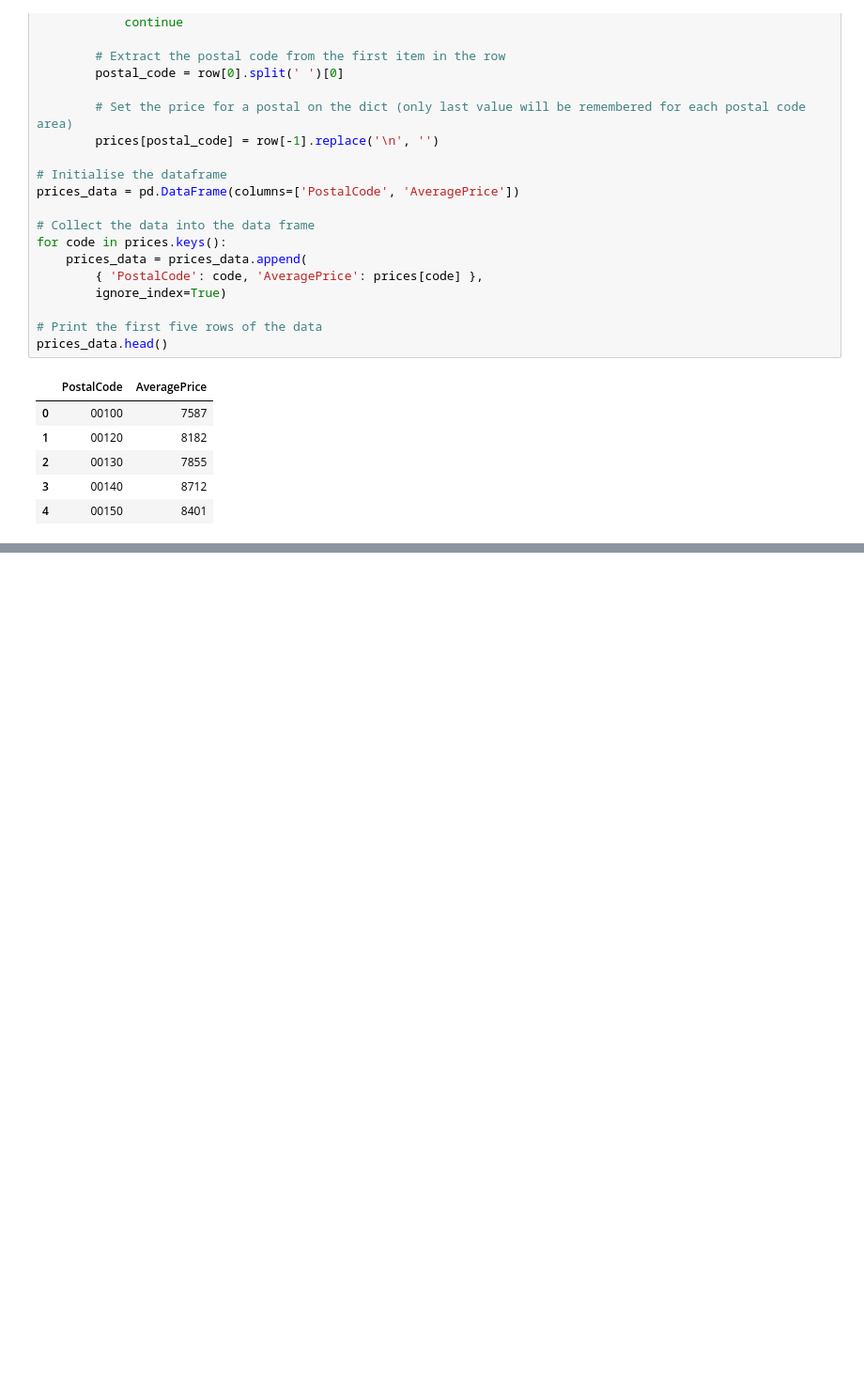
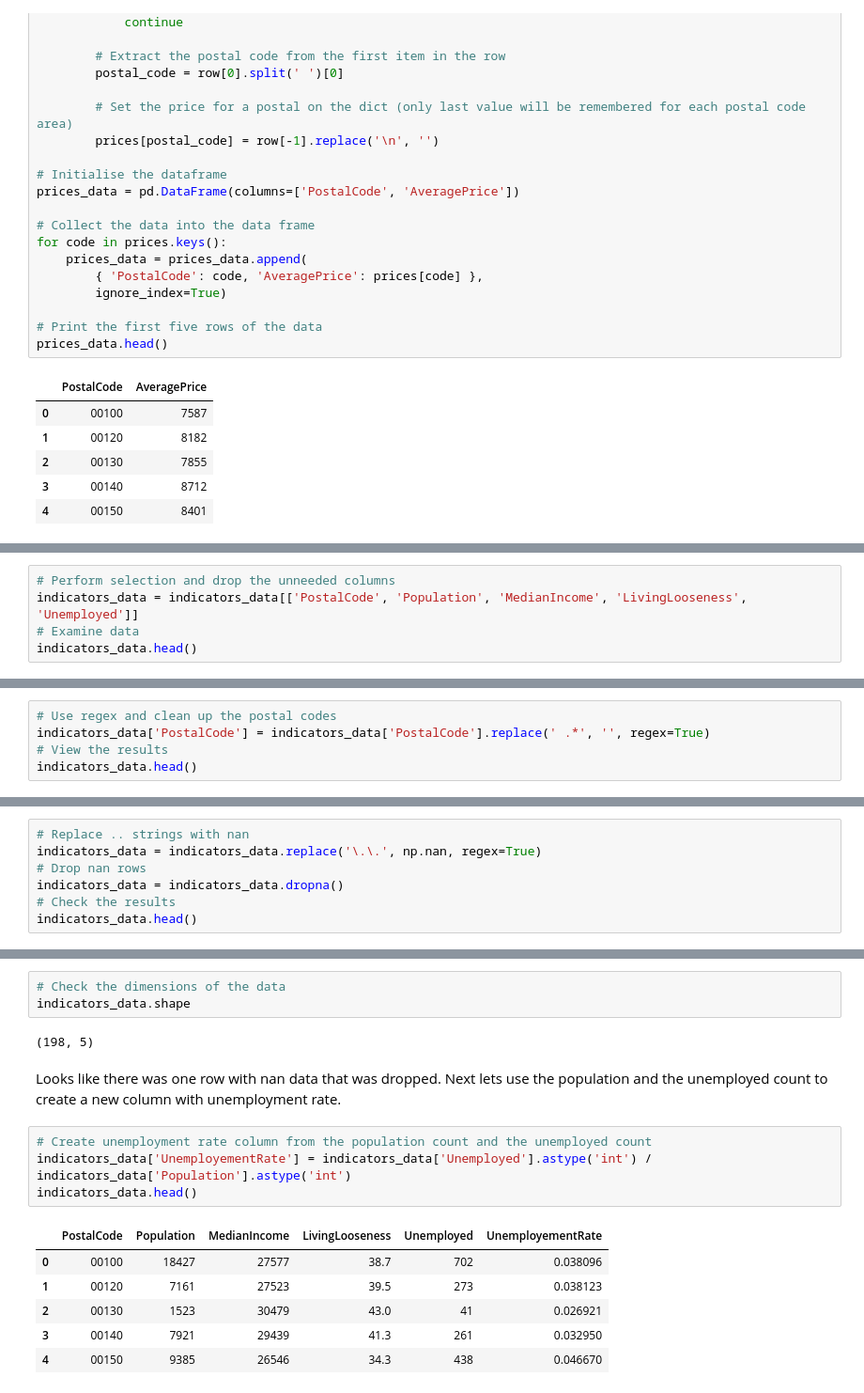
Before and after one commit to cobrelli/Coursera_Capstone, a Jupyter notebook: Capstone 1.ipynb, the cells around one changed output, grey strips where cells are left out. Shown at 94% size. Cells and saved outputs as stored; diff of their text form; blank space fills up the shorter version.

```diff
--- a/Capstone 1.ipynb
+++ b/Capstone 1.ipynb
@@ -345,0 +378,5 @@ prices_data.head()
+# %%
+# Perform selection and drop the unneeded columns
+indicators_data = indicators_data[['PostalCode', 'Population', 'MedianIncome', 'LivingLooseness', 'Unemployed']]
+# Examine data
+indicators_data.head()
@@ -345,0 +392,5 @@ prices_data.head()
+# %%
+# Use regex and clean up the postal codes
+indicators_data['PostalCode'] = indicators_data['PostalCode'].replace(' .*', '', regex=True)
+# View the results
+indicators_data.head()
@@ -345,0 +406,7 @@ prices_data.head()
+# %%
+# Replace .. strings with nan
+indicators_data = indicators_data.replace('\.\.', np.nan, regex=True)
+# Drop nan rows
+indicators_data = indicators_data.dropna()
+# Check the results
+indicators_data.head()
@@ -345,0 +420,18 @@ prices_data.head()
+# %%
+# Check the dimensions of the data
+indicators_data.shape
+# %% [output]
+(198, 5)
+# %% [markdown]
+Looks like there was one row with nan data that was dropped. Next lets use the population and the unemployed count to create a new column with unemployment rate.
+# %%
+# Create unemployment rate column from the population count and the unemployed count
+indicators_data['UnemployementRate'] = indicators_data['Unemployed'].astype('int') / indicators_data['Population'].astype('int')
+indicators_data.head()
+# %% [output]
+|  | PostalCode | Population | MedianIncome | LivingLooseness | Unemployed | UnemployementRate |
+| 0 | 00100 | 18427 | 27577 | 38.7 | 702 | 0.038096 |
+| 1 | 00120 | 7161 | 27523 | 39.5 | 273 | 0.038123 |
+| 2 | 00130 | 1523 | 30479 | 43.0 | 41 | 0.026921 |
+| 3 | 00140 | 7921 | 29439 | 41.3 | 261 | 0.032950 |
+| 4 | 00150 | 9385 | 26546 | 34.3 | 438 | 0.046670 |
```
Also changed, not shown: parts of 20 cells of this notebook, 2 other files.
